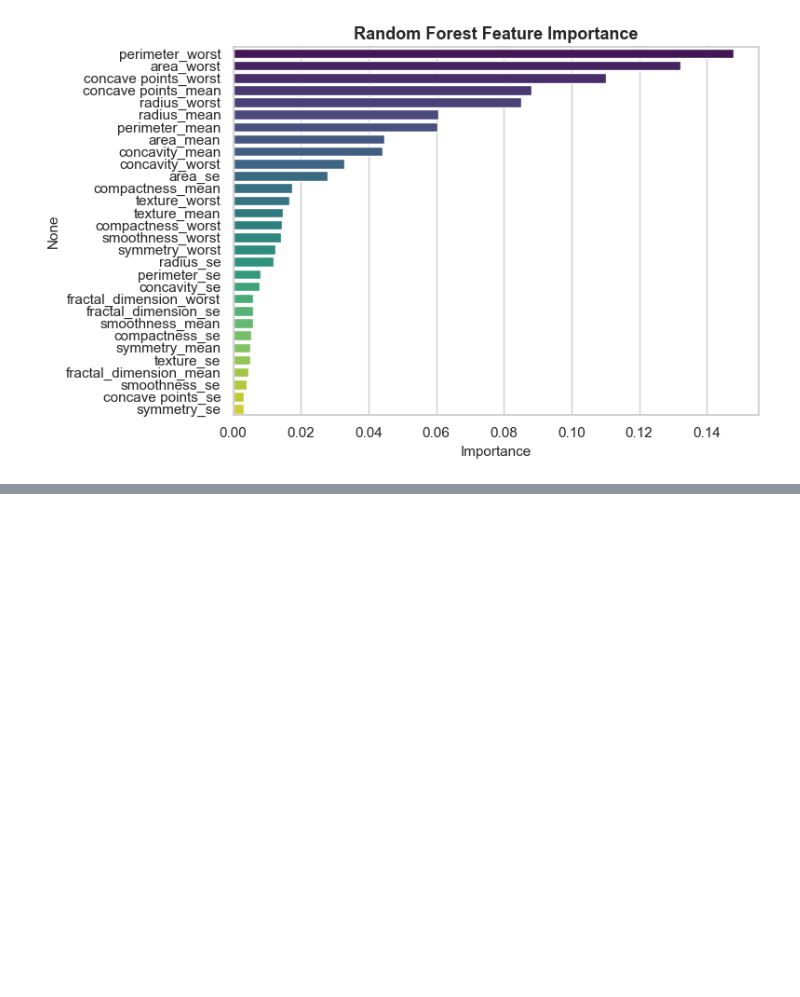
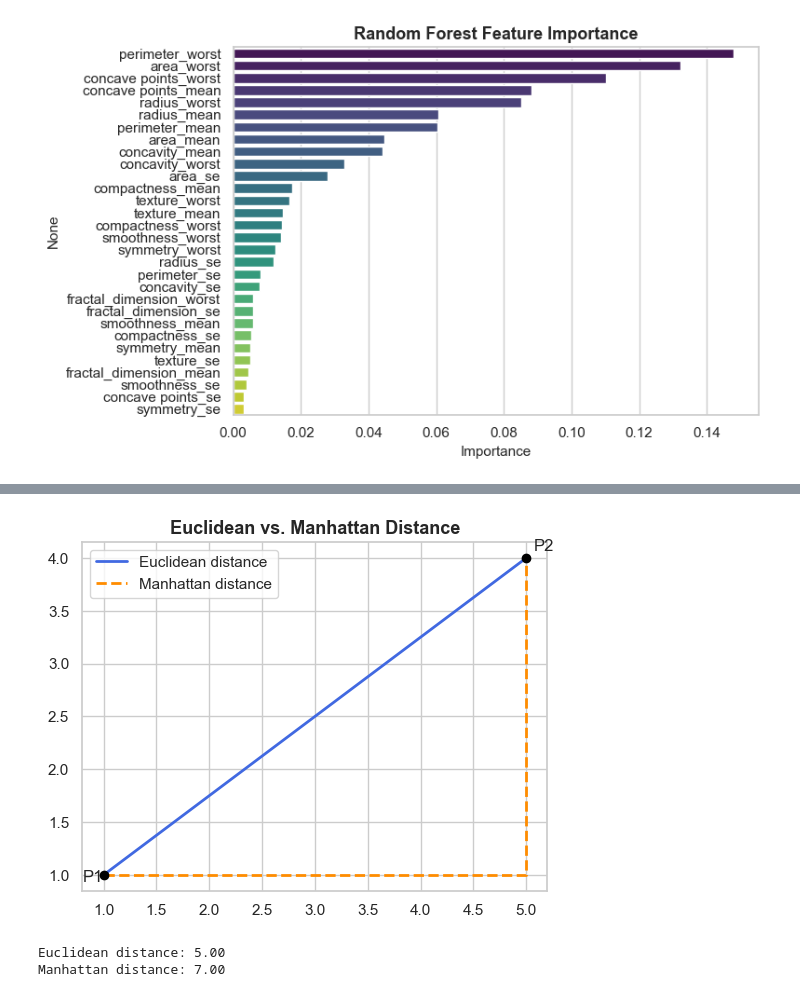
Before and after one commit to melshemy783-bit/data-cancer, a Jupyter notebook: canser_analysis.ipynb, the cells around one changed output, grey strips where cells are left out. Saved outputs shown, nothing was run; the diff lists cells and outputs as text; code cells hidden in the pictures; blank space fills up the shorter version.

```diff
--- a/canser_analysis.ipynb
+++ b/canser_analysis.ipynb
@@ -474,0 +561,30 @@ weighted avg       0.94      0.94      0.94       114
+# %%
+p1 = np.array([1, 1])
+p2 = np.array([5, 4])
+
+fig, ax = plt.subplots(figsize=(6, 6))
+
+# Euclidean: straight line
+ax.plot([p1[0], p2[0]], [p1[1], p2[1]], color="royalblue", linewidth=2, label="Euclidean distance")
+
+# Manhattan: grid path
+ax.plot([p1[0], p2[0], p2[0]], [p1[1], p1[1], p2[1]], color="darkorange", linewidth=2, linestyle="--", label="Manhattan distance")
+
+ax.scatter(*p1, color="black", zorder=5)
+ax.scatter(*p2, color="black", zorder=5)
+ax.annotate("P1", p1, textcoords="offset points", xytext=(-15, -5))
+ax.annotate("P2", p2, textcoords="offset points", xytext=(5, 5))
+
+ax.set_title("Euclidean vs. Manhattan Distance")
+ax.legend()
+ax.set_aspect("equal")
+plt.show()
+
+euclidean = np.linalg.norm(p2 - p1)
+manhattan = np.sum(np.abs(p2 - p1))
+print(f"Euclidean distance: {euclidean:.2f}")
+print(f"Manhattan distance: {manhattan:.2f}")
+# %% [output]
+[figure, added]
+Euclidean distance: 5.00
+Manhattan distance: 7.00
```
Also changed, not shown: parts of 35 cells of this notebook, 1 other file.
